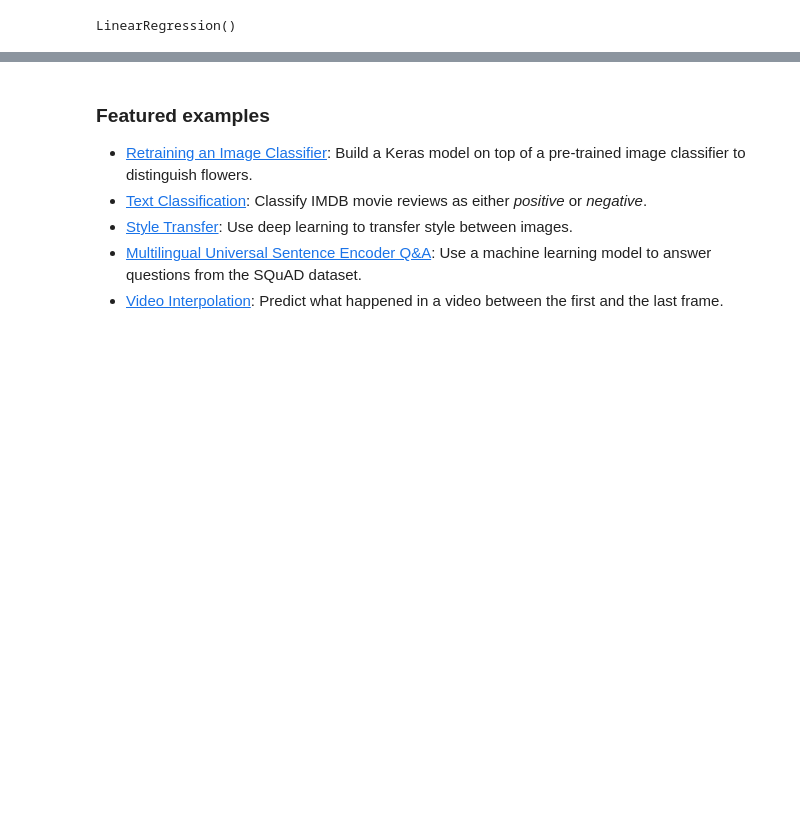
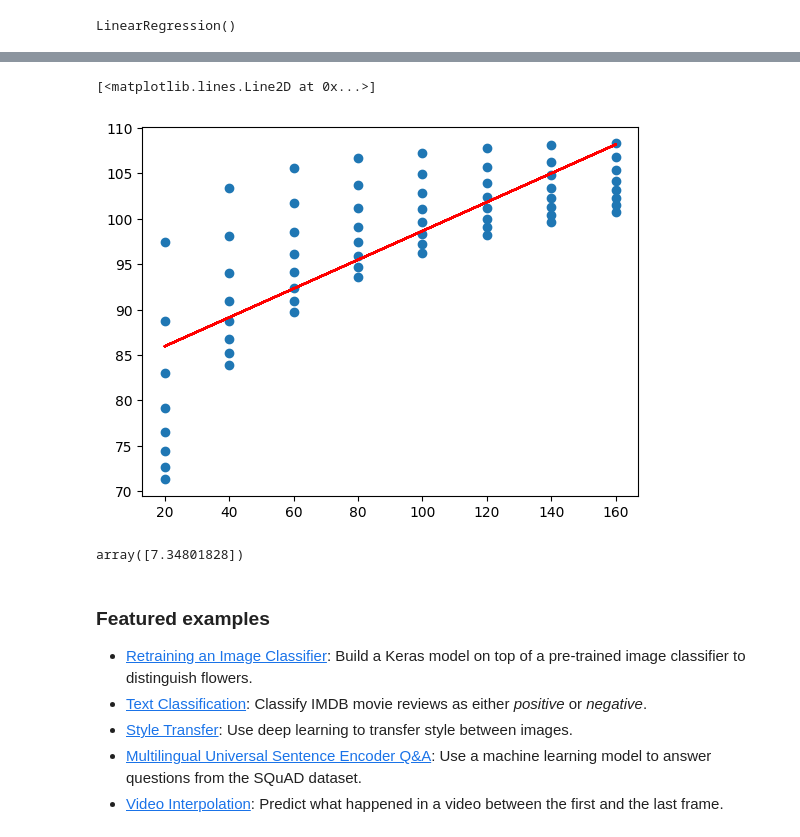
Before and after one commit to asundarram/asundarram, a Jupyter notebook: Welcome_To_Colab.ipynb, the cells around one changed output, grey strips where cells are left out. Saved outputs shown, nothing was run; the diff lists cells and outputs as text; code cells hidden in the pictures; blank space fills up the shorter version.

```diff
--- a/Welcome_To_Colab.ipynb
+++ b/Welcome_To_Colab.ipynb
@@ -269,2 +261,2 @@ a
 # %%
-b=model.fit(df[['Coolant outlet Temp','Coolant aFlow','Heat Rej.']], df['Air velocity'])
+#model_b=sm.OLS(df[['Coolant outlet Temp','Coolant aFlow','Heat Rej.']], df['Air velocity'])
@@ -274,0 +265,6 @@ model.predict([[98.6,60,43.3]])
+# %%
+plt.scatter(x,y,label='actual')
+plt.plot(x,model.predict(x),color='red')
+# %% [output]
+[<matplotlib.lines.Line2D at 0x...>]
+[figure, added]
@@ -275,3 +285,10 @@ model.predict([[98.6,60,43.3]])
+# %%
+input_data = [[93.6, 80, 82.8]]
+input_df_for_prediction = pd.DataFrame(input_data, columns=['Coolant outlet Temp', 'Coolant aFlow', 'Heat Rej.'])
+prediction = input_df.predict(input_df_for_prediction)
+prediction
+# %% [output]
+array([7.34801828])
 # %% [markdown]
 <div class="markdown-google-sans">
 
```
Also changed, not shown: parts of 38 cells of this notebook.
